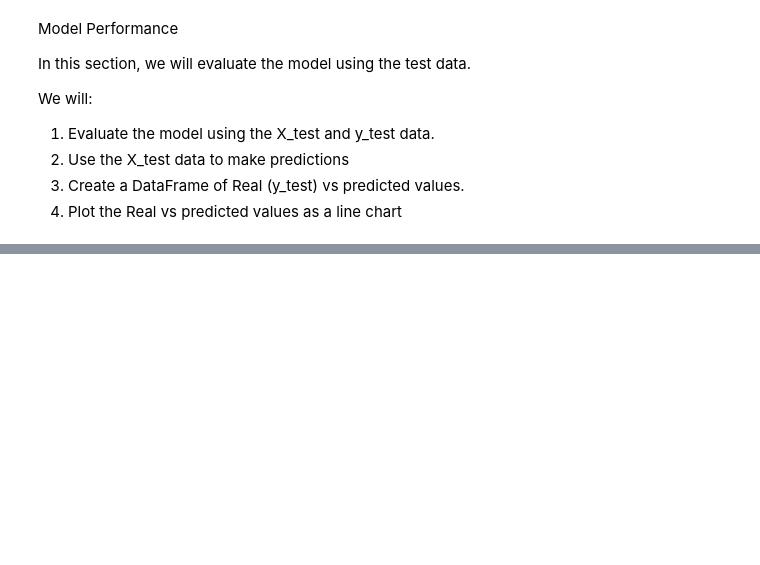
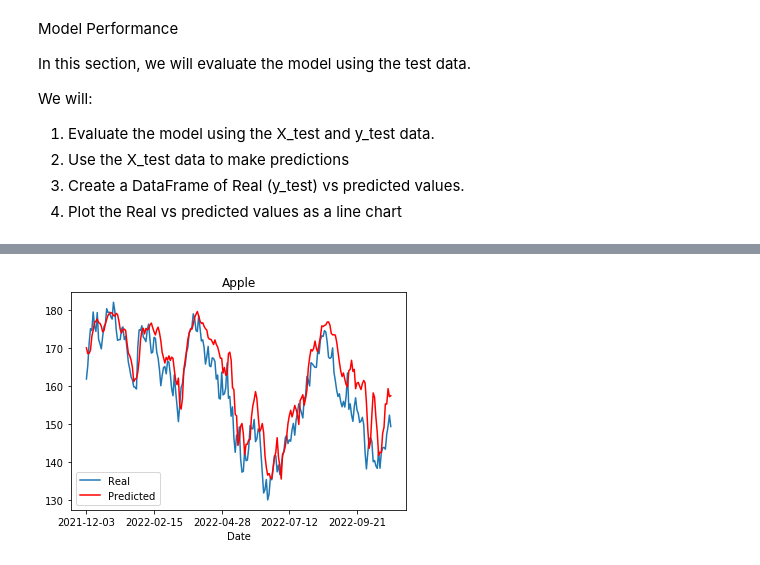
Before and after one commit to namir17/tweets-and-stocks, a Jupyter notebook: ML_models/LSTM.ipynb, the cells around one changed output, grey strips where cells are left out. Cells and saved outputs as stored; diff of their text form; code cells hidden in the pictures; blank space fills up the shorter version.

```diff
--- a/ML_models/LSTM.ipynb
+++ b/ML_models/LSTM.ipynb
@@ -82,7 +82,7 @@ def window_data(df, window, feature_col_number1, feature_col_number2, feature_co
     return np.hstack((X_close, X_polarity, X_volume)), np.array(y).reshape(-1, 1)
 # %%
 #Predict closing prices using a 3 day window of previous closing prices
-window_size1 = 1
+window_size1 = 3
 
 #Column index 0 is the "Close" column
 #Column index 1 is the "ts_polarity"
@@ -92,9 +92,6 @@ feature_col_number2 = 1
 feature_col_number3 = 2
 target_col_number = 0
 #X, y = window_data(df, window_size1, feature_col_number1, feature_col_number2, feature_col_number3, target_col_number)
-
-#Predict closing prices using a 1 day window of previous closing prices
-#Predict closing prices using a 5 day window of previous closing prices
 # %%
 def split_data(X, y):
     #Use 70% of the data for training and 30% for testing
@@ -283,16 +280,3 @@ def show_pred(y_test, y_test_scaler, predicted, df):
     stocks.head()
 
     return stocks
-# %%
-def plot_prediction(stocks):
-    #Plot the real vs predicted values as a line chart
-    import matplotlib.pyplot as plt
-    import pandas as pd
-
-    # gca stands for 'get current axis'
-    ax = plt.gca()
-
-    stocks.plot(kind='line',y='Real',ax=ax)
-    stocks.plot(kind='line',y='Predicted', color='red', ax=ax)
-
-    plt.show()
@@ -500,0 +283,13 @@ plot_prediction(pred_)
+# %%
+def plot_prediction(stocks, name):
+    #Plot the real vs predicted values as a line chart
+    import matplotlib.pyplot as plt
+    import pandas as pd
+
+    # gca stands for 'get current axis'
+    ax = plt.gca()
+
+    stocks.plot(kind='line',y='Real',ax=ax, title=name)
+    stocks.plot(kind='line',y='Predicted', color='red', ax=ax)
+
+    plt.show()
@@ -500,0 +466,4 @@ plot_prediction(pred_)
+# %%
+plot_prediction(pred_aapl, "Apple")
+# %% [output]
+[figure, added]
```
Also changed, not shown: parts of 34 cells of this notebook, 1 other file.
